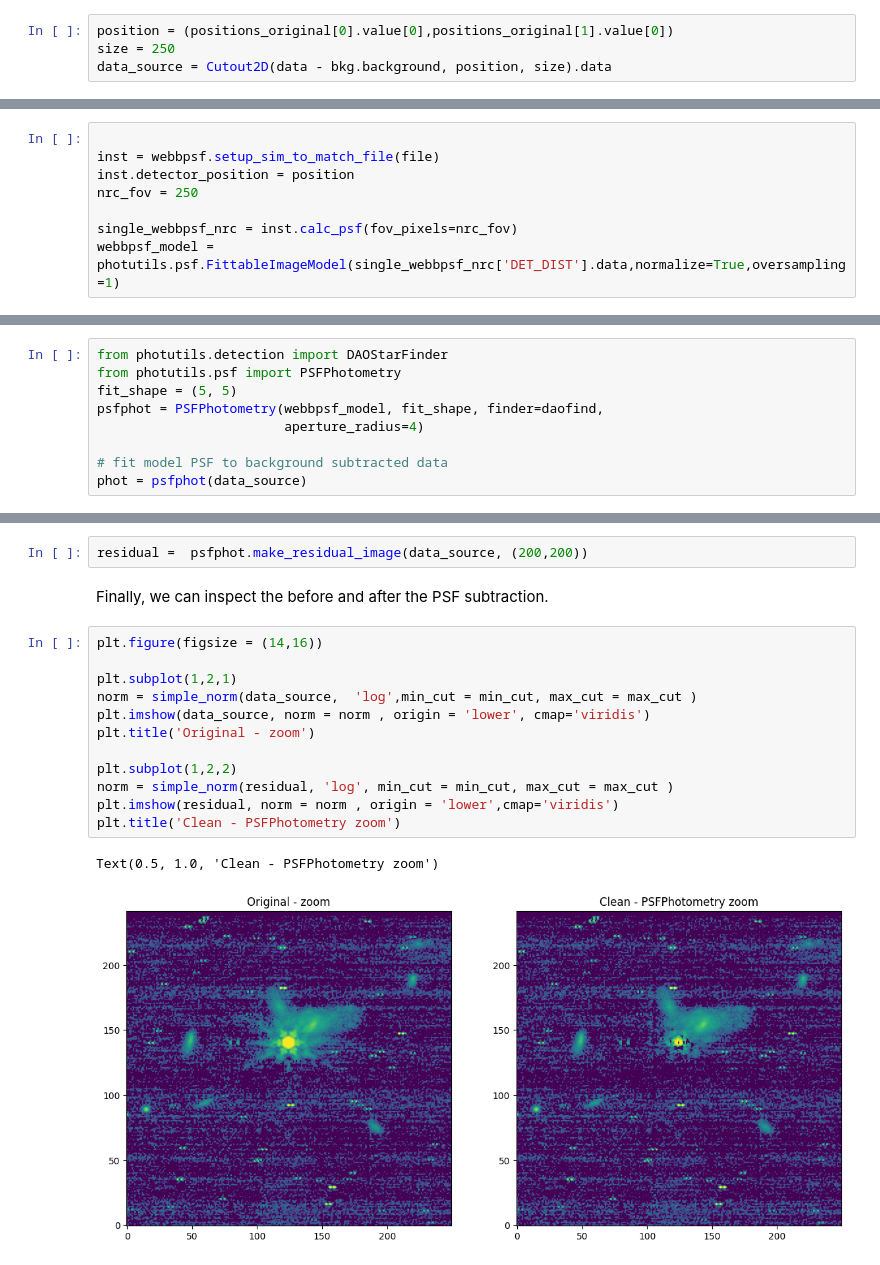
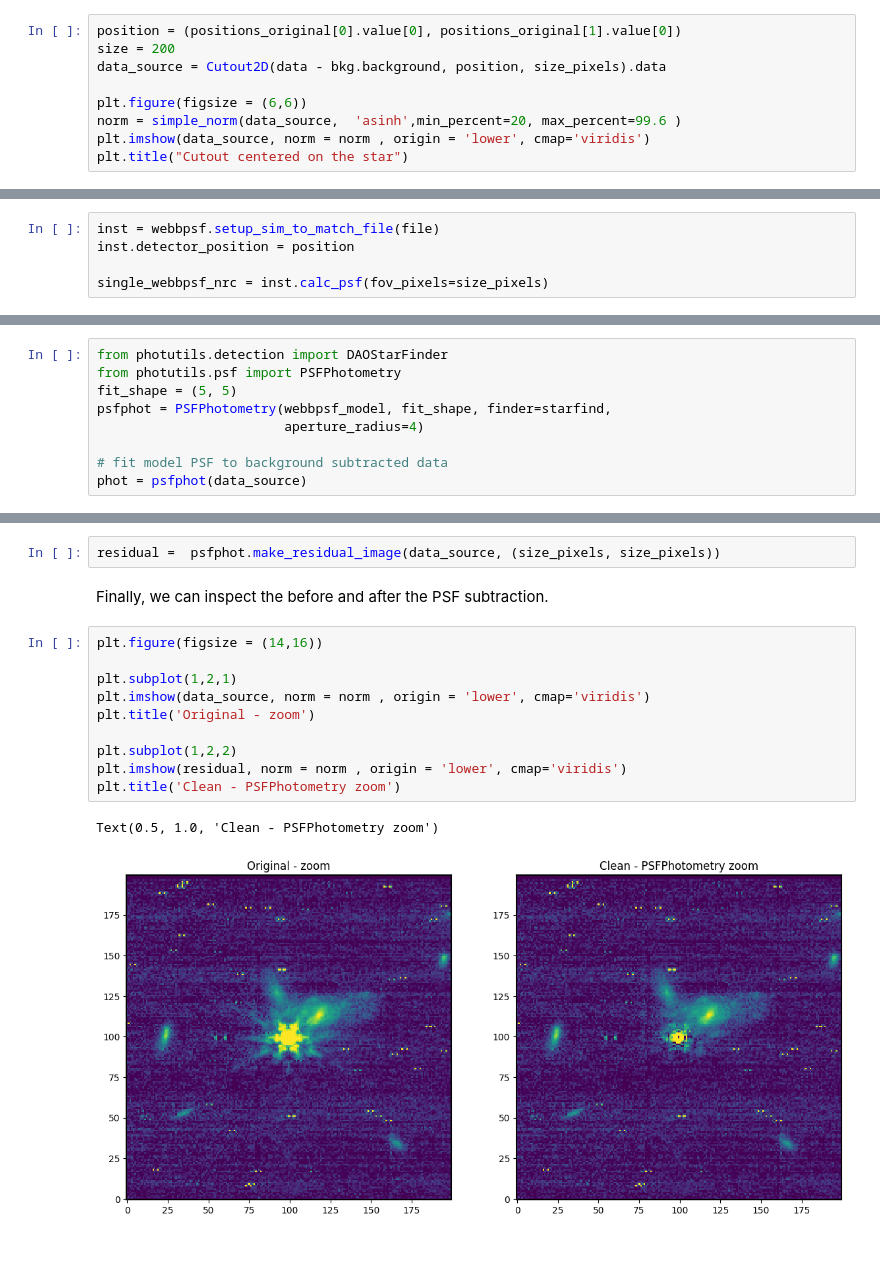
Before and after one commit to spacetelescope/stpsf, a Jupyter notebook: docs/jwst_psf_subtraction.ipynb, the cells around one changed output, grey strips where cells are left out. Saved outputs shown, nothing was run; the diff lists cells and outputs as text.

```diff
--- a/docs/jwst_psf_subtraction.ipynb
+++ b/docs/jwst_psf_subtraction.ipynb
@@ -119,6 +130,11 @@ positions_original = Cutout2D(data - bkg.background, position, size).to_original
 # %% [markdown]
 Then we can re-center our cutout image around this PSF.
 # %%
-position = (positions_original[0].value[0],positions_original[1].value[0])
-size = 250
-data_source = Cutout2D(data - bkg.background, position, size).data
+position = (positions_original[0].value[0], positions_original[1].value[0])
+size = 200
+data_source = Cutout2D(data - bkg.background, position, size_pixels).data
+
+plt.figure(figsize = (6,6))
+norm = simple_norm(data_source,  'asinh',min_percent=20, max_percent=99.6 )
+plt.imshow(data_source, norm = norm , origin = 'lower', cmap='viridis')
+plt.title("Cutout centered on the star")
@@ -133,12 +152,9 @@ position
 Here we use a convinient function [`webbpsf.setup_sim_to_match_file`](https://webbpsf.readthedocs.io/en/latest/jwst_matching_psfs_to_data.html) in order to setup our WebbPSF simulation as close as possible to the optical performnace of JWST at the time of the observation. Note that we are also adding the position of our observed PSF to the simulation via [`detector_position`](https://webbpsf.readthedocs.io/en/latest/api/webbpsf.SpaceTelescopeInstrument.html#webbpsf.SpaceTelescopeInstrument.detector_position)
 # %%
-
 inst = webbpsf.setup_sim_to_match_file(file)
 inst.detector_position = position
-nrc_fov = 250
 
-single_webbpsf_nrc = inst.calc_psf(fov_pixels=nrc_fov)
-webbpsf_model = photutils.psf.FittableImageModel(single_webbpsf_nrc['DET_DIST'].data,normalize=True,oversampling=1)
+single_webbpsf_nrc = inst.calc_psf(fov_pixels=size_pixels)
 # %% [output]
 Setting up sim to match jw02725-o484_t097_nircam_clear-f356w-nrcalong_wfscmb-04.fits
 iterating query, tdelta=3.0
@@ -163,7 +185,7 @@ Let's use [`PSFPhotometry`](https://photutils.readthedocs.io/en/stable/api/photu
 from photutils.detection import DAOStarFinder
 from photutils.psf import PSFPhotometry
 fit_shape = (5, 5)
-psfphot = PSFPhotometry(webbpsf_model, fit_shape, finder=daofind,
+psfphot = PSFPhotometry(webbpsf_model, fit_shape, finder=starfind,
                         aperture_radius=4)
 
 # fit model PSF to background subtracted data
@@ -181,22 +203,20 @@ After a suscesful PSF fit then we can create a residual image
 # %%
-residual =  psfphot.make_residual_image(data_source, (200,200))
+residual =  psfphot.make_residual_image(data_source, (size_pixels, size_pixels))
 # %% [markdown]
 Finally, we can inspect the before and after the PSF subtraction.
 # %%
 plt.figure(figsize = (14,16))
 
 plt.subplot(1,2,1)
-norm = simple_norm(data_source,  'log',min_cut = min_cut, max_cut = max_cut )
 plt.imshow(data_source, norm = norm , origin = 'lower', cmap='viridis')
 plt.title('Original - zoom')
 
 plt.subplot(1,2,2)
-norm = simple_norm(residual, 'log', min_cut = min_cut, max_cut = max_cut )
-plt.imshow(residual, norm = norm , origin = 'lower',cmap='viridis')
+plt.imshow(residual, norm = norm , origin = 'lower', cmap='viridis')
 plt.title('Clean - PSFPhotometry zoom')
 # %% [output]
 Text(0.5, 1.0, 'Clean - PSFPhotometry zoom')
-[figure, old version]
+[figure, new version]
 # %% [markdown]
 The final "clean" image looks good with most of the PSF diffraction spikes successfully removed thus presenting a better visual characterization of our example case of galaxy mergers.
 
```
Also changed, not shown: parts of 27 cells of this notebook.
